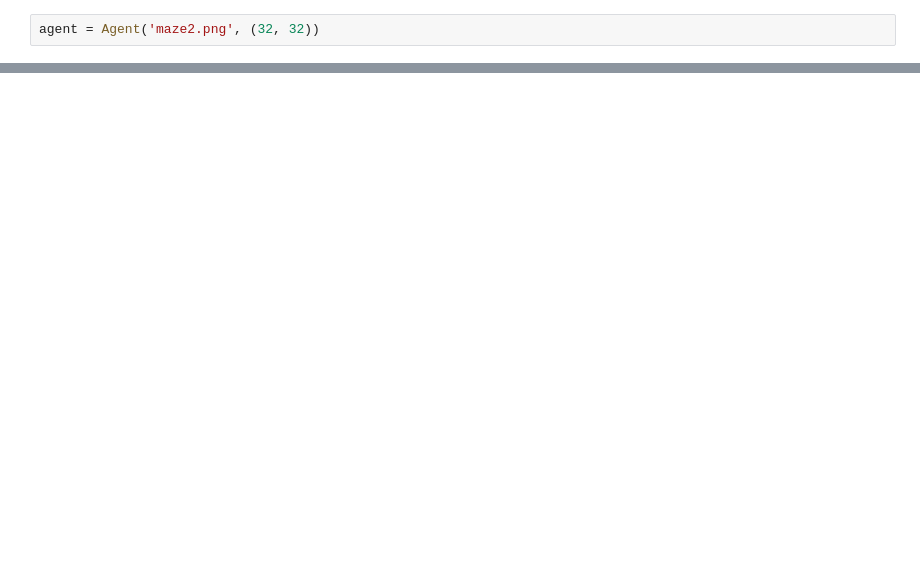
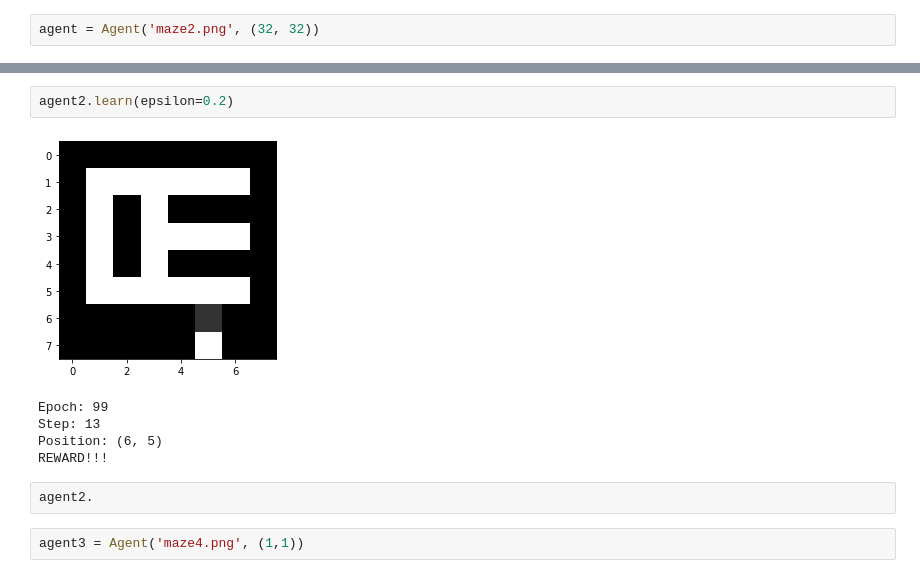
Before and after one commit to SKROLL26/qlearning-maze, a Jupyter notebook: Q Learning Maze.ipynb, the cells around one changed output, grey strips where cells are left out. Saved outputs shown, nothing was run; the diff lists cells and outputs as text; blank space fills up the shorter version.

```diff
--- a/Q Learning Maze.ipynb
+++ b/Q Learning Maze.ipynb
@@ -137,0 +185,12 @@ KeyboardInterrupt:
+# %%
+agent2.learn(epsilon=0.2)
+# %% [output]
+[figure, added]
+Epoch: 99
+Step: 13
+Position: (6, 5)
+REWARD!!!
+# %%
+agent2.
+# %%
+agent3 = Agent('maze4.png', (1,1))
```
Also changed, not shown: parts of 10 cells of this notebook, 3 other files.
